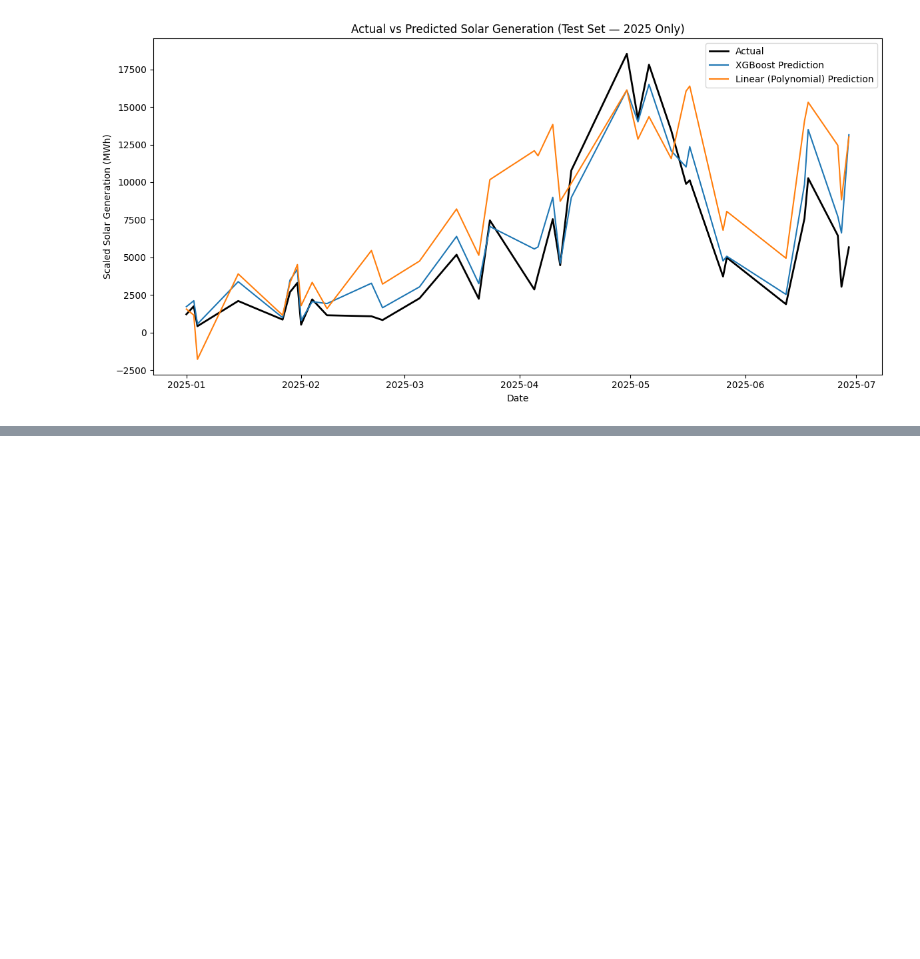
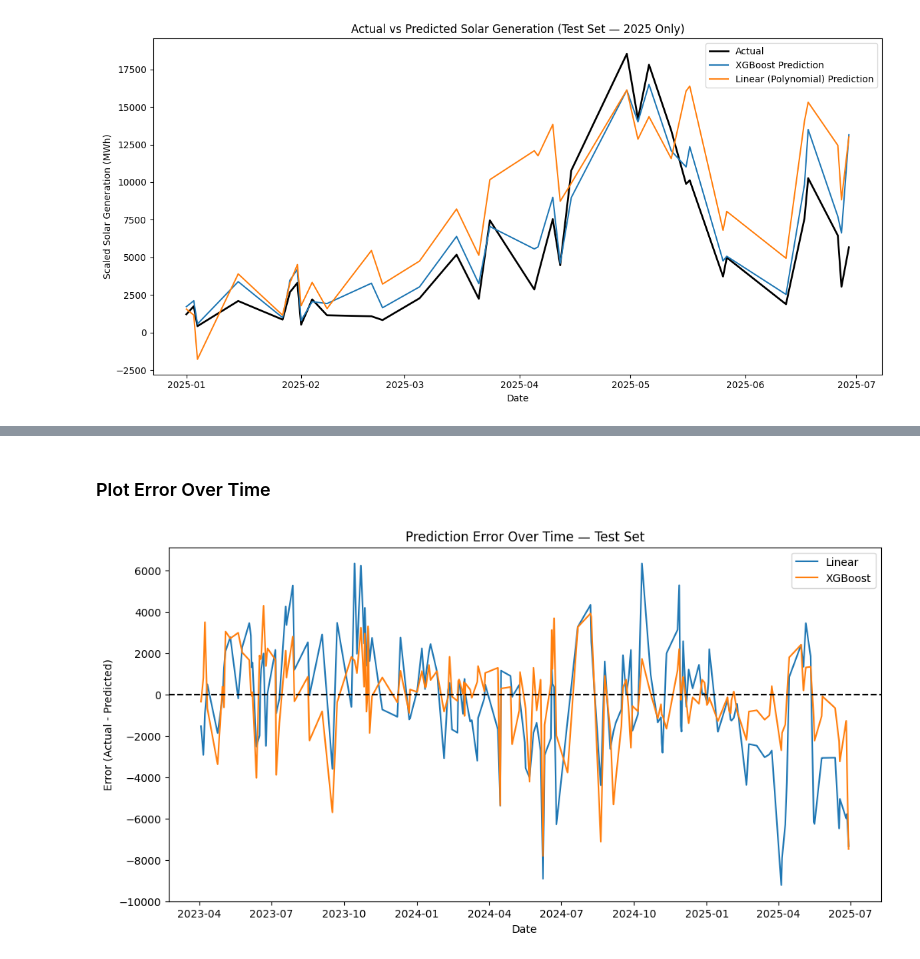
Before and after one commit to MatthieuGlemarec/SolarCast, a Jupyter notebook: Notebooks/04_Model_Evaluation/Model_Evaluation.ipynb, the cells around one changed output, grey strips where cells are left out. Drawn from its saved outputs; the diff is of its cells as text; code cells hidden in the pictures; blank space fills up the shorter version.

```diff
--- a/Notebooks/04_Model_Evaluation/Model_Evaluation.ipynb
+++ b/Notebooks/04_Model_Evaluation/Model_Evaluation.ipynb
@@ -290,0 +305,20 @@ plt.show()
+# %% [markdown]
+### Plot Error Over Time
+# %%
+errors_df = pd.DataFrame({
+    "date": test_results["date"],
+    "Linear Error": y_test_lin - y_pred_test_lin,
+    "XGBoost Error": y_test_xgb - y_pred_test_xgb
+}).sort_values("date")
+
+plt.figure(figsize=(12,6))
+plt.plot(errors_df["date"], errors_df["Linear Error"], label="Linear")
+plt.plot(errors_df["date"], errors_df["XGBoost Error"], label="XGBoost")
+plt.axhline(0, color='black', linestyle='--')
+plt.xlabel("Date")
+plt.ylabel("Error (Actual - Predicted)")
+plt.title("Prediction Error Over Time — Test Set")
+plt.legend()
+plt.show()
+# %% [output]
+[figure, added]
```
Also changed, not shown: parts of 5 cells of this notebook, 6 other files.
